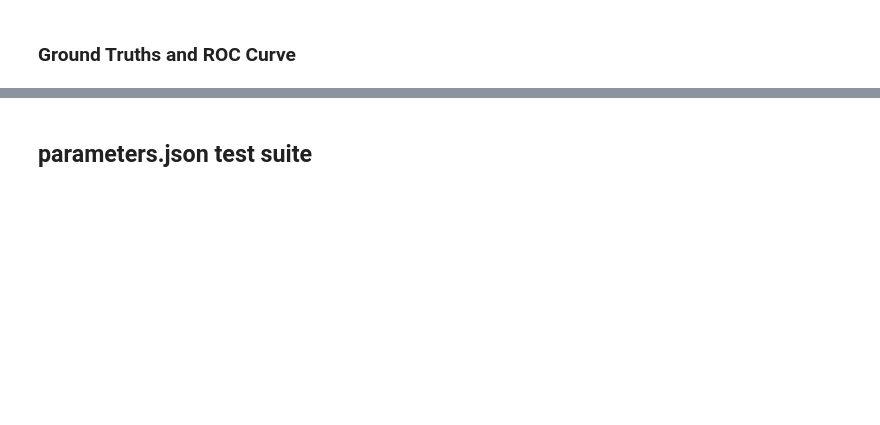
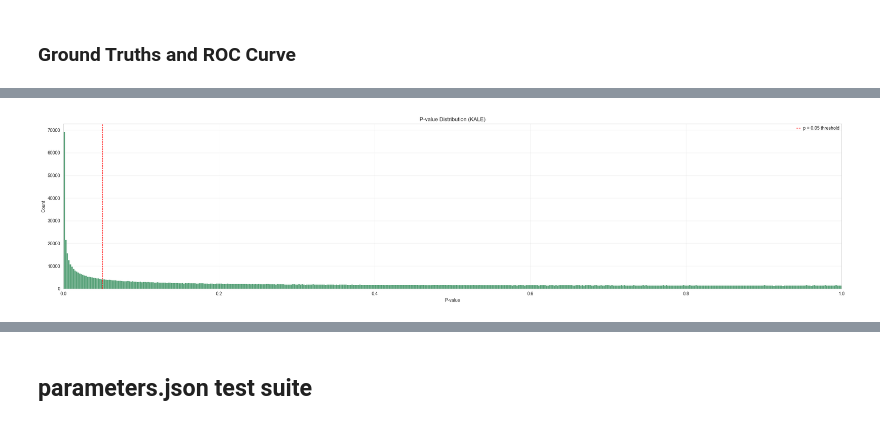
Before and after one commit to KisanThapa/scDataStatProject, a Jupyter notebook: roc_plot.ipynb, the cells around one changed output, grey strips where cells are left out. Cells and saved outputs as stored; diff of their text form; code cells hidden in the pictures; blank space fills up the shorter version.

```diff
--- a/roc_plot.ipynb
+++ b/roc_plot.ipynb
@@ -270,0 +298,22 @@ plt.show()
+# %%
+# Load
+pvalues = pd.read_csv("simulated_data/_kale_pvalues.tsv", sep="\t", index_col=0)
+
+flat_p = pvalues.values.flatten()
+
+# Plot
+plt.figure(figsize=(25, 6))
+sns.histplot(flat_p, bins=500, color='seagreen', alpha=0.8, kde=False)
+plt.axvline(0.05, color='red', linestyle='--', linewidth=1, label='p = 0.05 threshold')
+
+# Labels
+plt.title("P-value Distribution (KALE)")
+plt.xlabel("P-value")
+plt.ylabel("Count")
+plt.xlim(0, 1)
+plt.legend(frameon=False)
+plt.grid(alpha=0.3)
+plt.tight_layout()
+plt.show()
+# %% [output]
+[figure, added]
```
Also changed, not shown: parts of 43 cells of this notebook, 10 other files.
